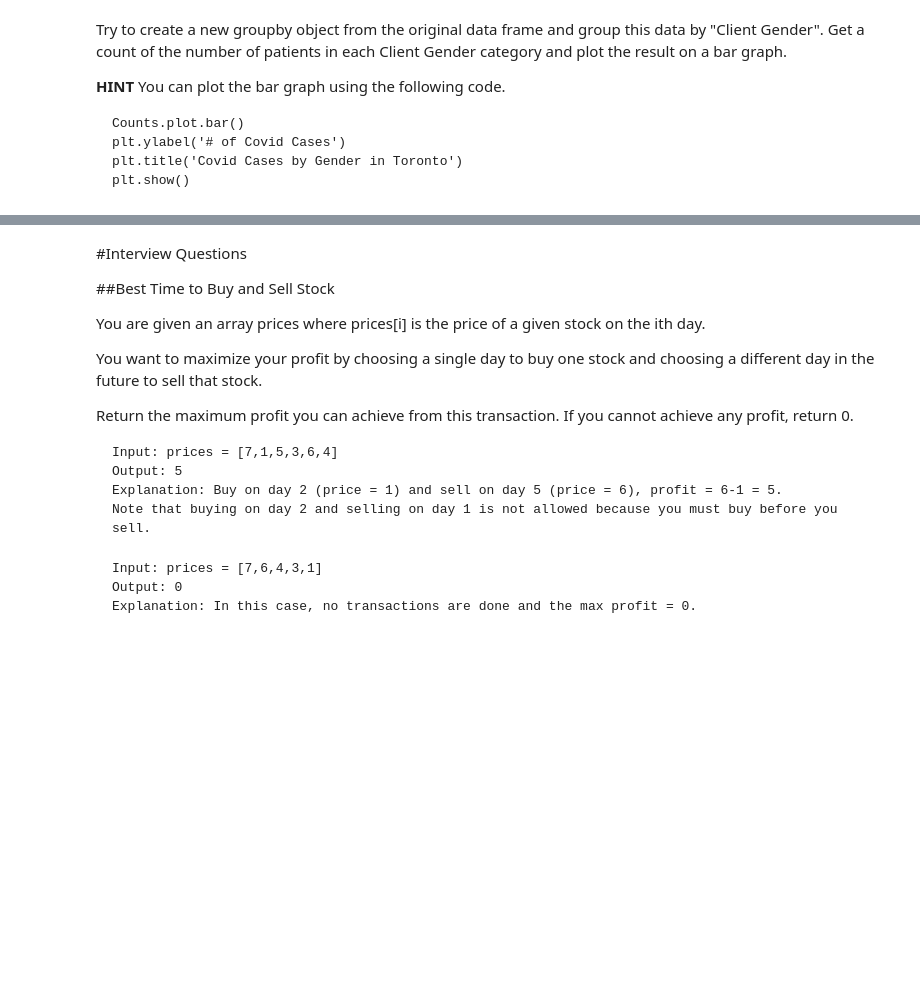
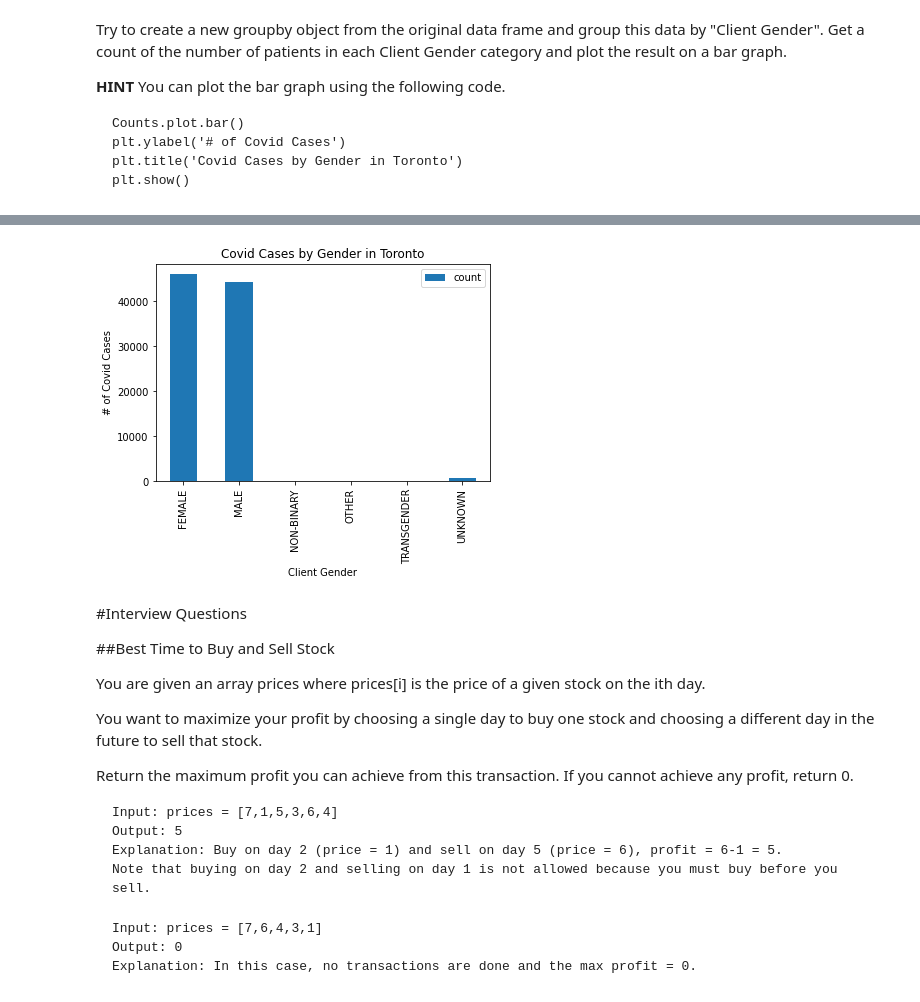
Before and after one commit to gtoubian/cce, a Jupyter notebook: Workshop_Pandas_Part_2.ipynb, the cells around one changed output, grey strips where cells are left out. Saved outputs shown, nothing was run; the diff lists cells and outputs as text; code cells hidden in the pictures; blank space fills up the shorter version.

````diff
--- a/Workshop_Pandas_Part_2.ipynb
+++ b/Workshop_Pandas_Part_2.ipynb
@@ -213,3 +213,7 @@ plt.ylabel('# of Covid Cases')
 plt.title('Covid Cases by Gender in Toronto')
 plt.show()
 ```
+# %%
+ClientGender = covid.groupby(['Client Gender'])
+Counter = ClientGender['_id'].agg(['count'])
+print (Counter)
@@ -216,3 +229,10 @@ plt.show()
+# %%
+Counter.plot.bar()
+plt.ylabel('# of Covid Cases')
+plt.title('Covid Cases by Gender in Toronto')
+plt.show()
+# %% [output]
+[figure, added]
 # %% [markdown]
 #Interview Questions
 
````
Also changed, not shown: parts of 1 cell of this notebook.
